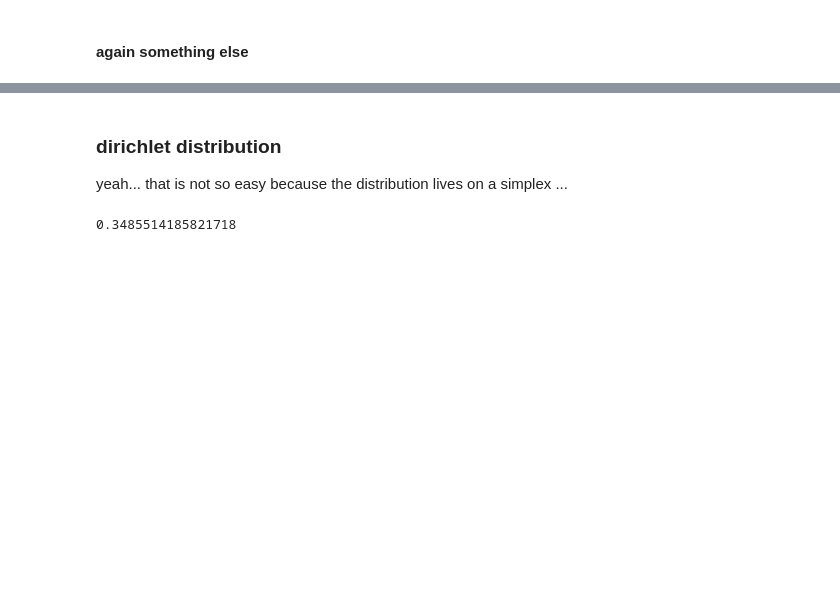
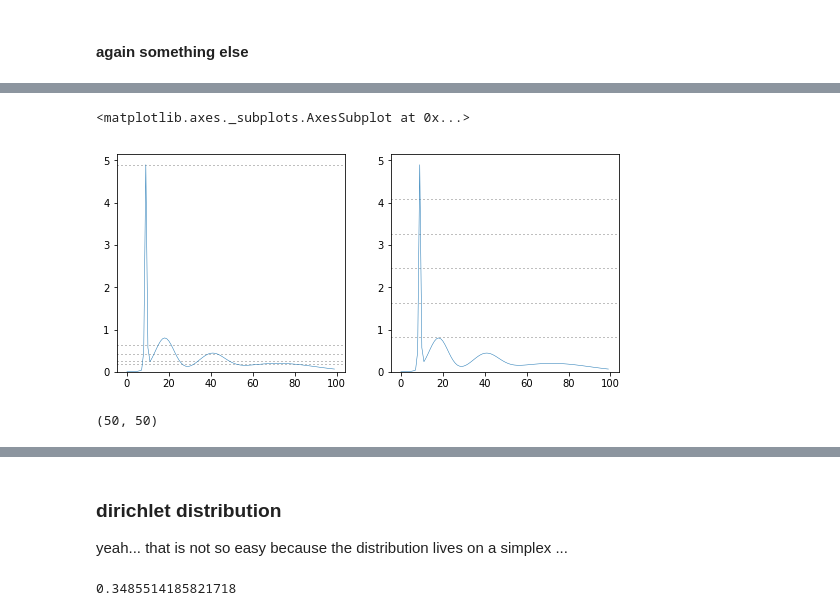
Before and after one commit to nandaloo/iso_value_selection, a Jupyter notebook: proof of concept.ipynb, the cells around one changed output, grey strips where cells are left out. Drawn from its saved outputs; the diff is of its cells as text; code cells hidden in the pictures; blank space fills up the shorter version.

```diff
--- a/proof of concept.ipynb
+++ b/proof of concept.ipynb
@@ -282,0 +358,21 @@ plotting.plot_combined(2*p1 + p3 + p4, indexes=gindex, k=[2, 5, 8, 10])
+# %%
+mpl.rc('lines', linewidth=0.5, color='black')
+# %%
+mu = [0, 1, 3.5, 7]
+sigma = [0.05, 0.5, 0.7, 2]
+weights = [0.6, 1, 0.7, 1]
+# %%
+indexes = utils.normalize_to_indexes(low=[-1], high=[10], n=100, d=1)[0]
+ps1d = [examples.support_gaussian_1d(indexes, m, s) for m, s in zip(mu, sigma)]
+gp1d = sum(map(operator.mul, weights, ps1d))
+levels = iso_levels.equi_prob_per_level(gp1d, k=5)
+levels2 = iso_levels.equi_value(gp1d, k=5)
+# %%
+figure = plt.figure(figsize=(9,4))
+ax = figure.add_subplot(121)
+plotting.density(levels, gp1d, ax=ax)
+ax = figure.add_subplot(122)
+plotting.density(levels2, gp1d, ax=ax)
+# %% [output]
+<matplotlib.axes._subplots.AxesSubplot at 0x...>
+[figure, added]
@@ -282,0 +385,4 @@ plotting.plot_combined(2*p1 + p3 + p4, indexes=gindex, k=[2, 5, 8, 10])
+# %%
+gp2d.shape
+# %% [output]
+(50, 50)
```
Also changed, not shown: parts of 39 cells of this notebook, 5 other files.
